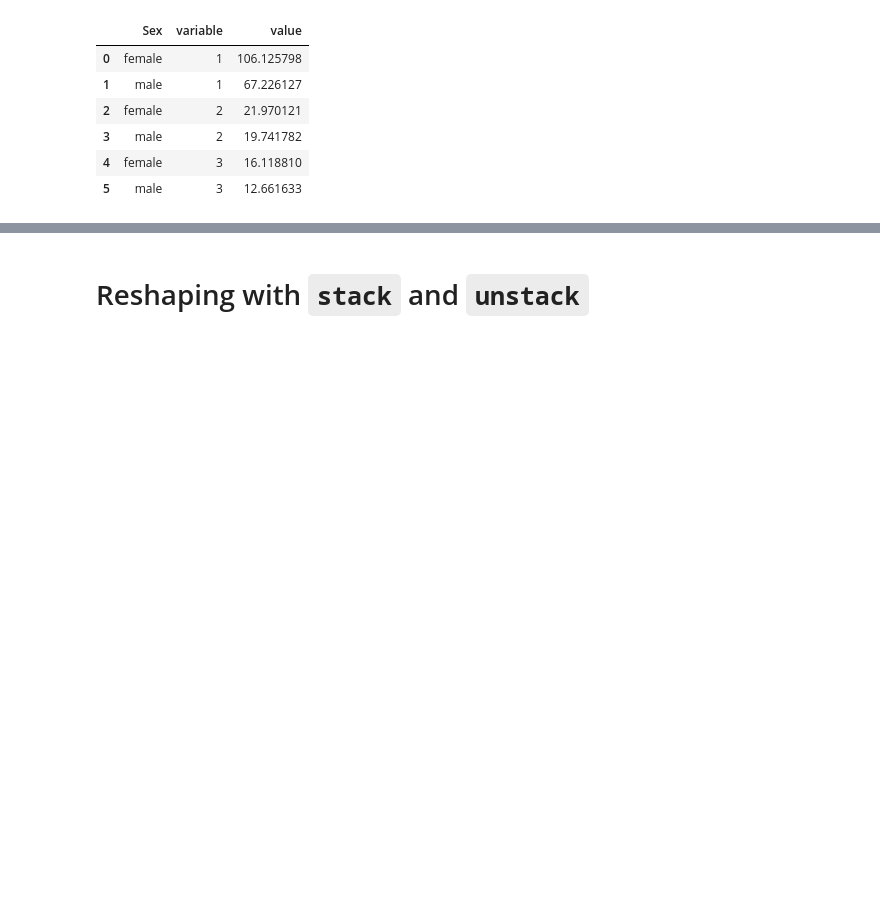
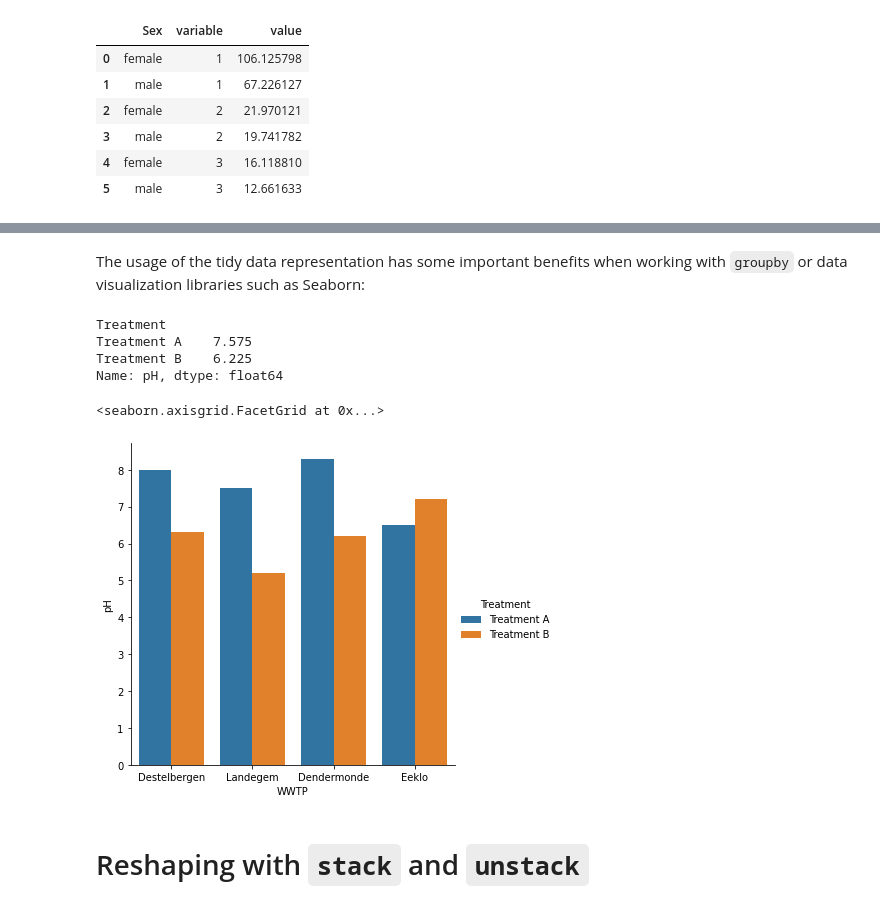
Before and after one commit to jorisvandenbossche/course-python-data, a Jupyter notebook: notebooks/pandas_07_reshaping_data.ipynb, the cells around one changed output, grey strips where cells are left out. Saved outputs shown, nothing was run; the diff lists cells and outputs as text; code cells hidden in the pictures; blank space fills up the shorter version.

Commit message:
Fix #15 with tidy data introduction

```diff
--- a/notebooks/pandas_07_reshaping_data.ipynb
+++ b/notebooks/pandas_07_reshaping_data.ipynb
@@ -296,0 +306,7 @@ pd.melt(pivoted, id_vars=['Sex']) #, var_name='Pclass', value_name='Fare')
+# %%
+data = pd.DataFrame({
+   'WWTP': ['Destelbergen', 'Landegem', 'Dendermonde', 'Eeklo'],
+   'Treatment A': [8.0, 7.5, 8.3, 6.5],
+   'Treatment B': [6.3, 5.2, 6.2, 7.2]
+})
+data
@@ -296,0 +326,4 @@ pd.melt(pivoted, id_vars=['Sex']) #, var_name='Pclass', value_name='Fare')
+# %%
+data_long = pd.melt(data, id_vars=["WWTP"],
+                    value_name="pH", var_name="Treatment")
+data_long
@@ -297,3 +340,18 @@ pd.melt(pivoted, id_vars=['Sex']) #, var_name='Pclass', value_name='Fare')
+# %% [markdown]
+The usage of the tidy data representation has some important benefits when working with `groupby` or data visualization libraries such as Seaborn:
+# %%
+data_long.groupby("Treatment")["pH"].mean()  # switch to `WWTP`
+# %% [output]
+Treatment
+Treatment A    7.575
+Treatment B    6.225
+Name: pH, dtype: float64
+# %%
+sns.catplot(data=data_long, x="WWTP", y="pH",
+            hue="Treatment", kind="bar")  # switch `WWTP` and `Treatment`
+# %% [output]
+<seaborn.axisgrid.FacetGrid at 0x...>
+[figure, added]
 # %% [markdown]
 # Reshaping with `stack` and `unstack`
 # %% [markdown]
```
Also changed, not shown: parts of 9 cells of this notebook, 2 other files.
